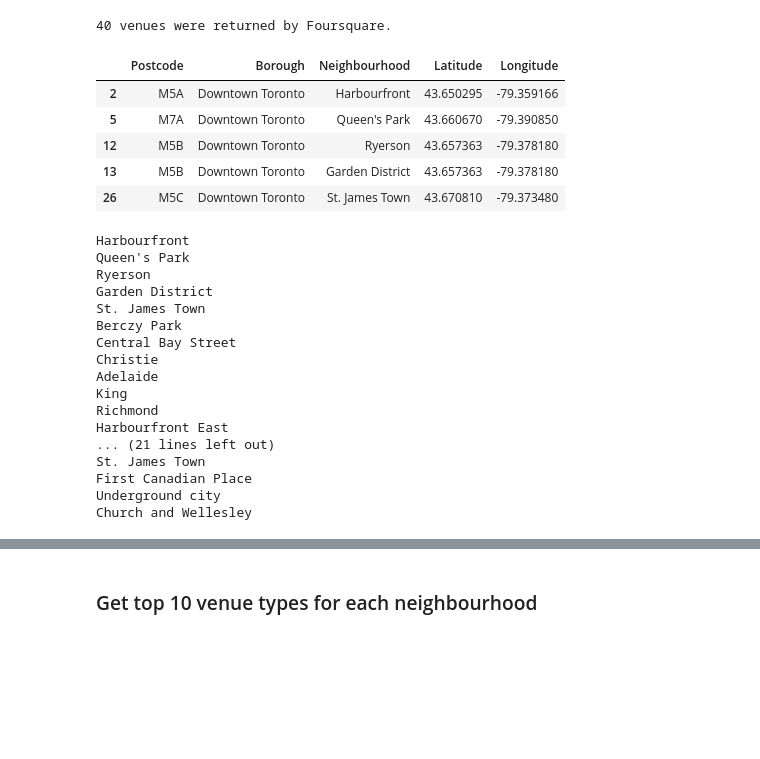
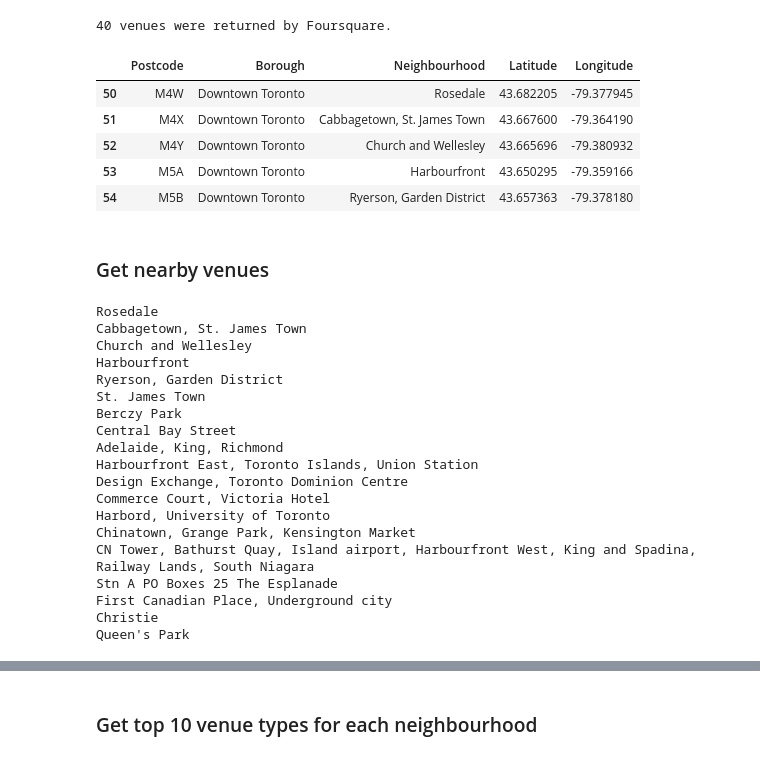
Before and after one commit to mikesanalytics/IBM_DSP_capstone_project, a Jupyter notebook: Week3_Assignment_Link3.ipynb, the cells around one changed output, grey strips where cells are left out. Cells and saved outputs as stored; diff of their text form; code cells hidden in the pictures; blank space fills up the shorter version.

```diff
--- a/Week3_Assignment_Link3.ipynb
+++ b/Week3_Assignment_Link3.ipynb
@@ -66,3 +66,6 @@ df.head()
 | 2 | 4 | M5A | Downtown Toronto | Harbourfront |
 | 3 | 5 | M6A | North York | Lawrence Heights |
 | 4 | 6 | M6A | North York | Lawrence Manor |
+# %%
+df = df.groupby(['Postcode', 'Borough'])['Neighbourhood'].apply(lambda x:', '.join(x)).to_frame().reset_index()
+df.head()
@@ -292,36 +302,40 @@ def getNearbyVenues(names, latitudes, longitudes, radius=500):
     return(nearby_venues)
 # %%
 # select neighbourhoods in downtown
-downtown_neighbourhoods = neighbourhoods[neighbourhoods.Borough.str.contains('Downtown')]
-downtown_neighbourhoods.head()
+downtown_boroughs = neighbourhoods[neighbourhoods.Borough.str.contains('Downtown')]
+downtown_boroughs.head()
 # %% [output]
 |  | Postcode | Borough | Neighbourhood | Latitude | Longitude |
-| 2 | M5A | Downtown Toronto | Harbourfront | 43.650295 | -79.359166 |
-| 5 | M7A | Downtown Toronto | Queen's Park | 43.660670 | -79.390850 |
-| 12 | M5B | Downtown Toronto | Ryerson | 43.657363 | -79.378180 |
-| 13 | M5B | Downtown Toronto | Garden District | 43.657363 | -79.378180 |
-| 26 | M5C | Downtown Toronto | St. James Town | 43.670810 | -79.373480 |
+| 50 | M4W | Downtown Toronto | Rosedale | 43.682205 | -79.377945 |
+| 51 | M4X | Downtown Toronto | Cabbagetown, St. James Town | 43.667600 | -79.364190 |
+| 52 | M4Y | Downtown Toronto | Church and Wellesley | 43.665696 | -79.380932 |
+| 53 | M5A | Downtown Toronto | Harbourfront | 43.650295 | -79.359166 |
+| 54 | M5B | Downtown Toronto | Ryerson, Garden District | 43.657363 | -79.378180 |
+# %% [markdown]
+### Get nearby venues
 # %%
 # get downtown venues
-downtown_venues = getNearbyVenues(names=downtown_neighbourhoods['Neighbourhood'],
-                                   latitudes=downtown_neighbourhoods['Latitude'],
-                                   longitudes=downtown_neighbourhoods['Longitude']
+downtown_venues = getNearbyVenues(names=downtown_boroughs['Neighbourhood'],
+                                   latitudes=downtown_boroughs['Latitude'],
+                                   longitudes=downtown_boroughs['Longitude']
                                   )
 # %% [output]
+Rosedale
+Cabbagetown, St. James Town
+Church and Wellesley
 Harbourfront
-Queen's Park
-Ryerson
-Garden District
+Ryerson, Garden District
 St. James Town
 Berczy Park
 Central Bay Street
+Adelaide, King, Richmond
+Harbourfront East, Toronto Islands, Union Station
+Design Exchange, Toronto Dominion Centre
+Commerce Court, Victoria Hotel
+Harbord, University of Toronto
+Chinatown, Grange Park, Kensington Market
+CN Tower, Bathurst Quay, Island airport, Harbourfront West, King and Spadina, Railway Lands, South Niagara
+Stn A PO Boxes 25 The Esplanade
+First Canadian Place, Underground city
 Christie
-Adelaide
-King
-Richmond
-Harbourfront East
-... (21 lines left out)
-St. James Town
-First Canadian Place
-Underground city
-Church and Wellesley
+Queen's Park
```
Also changed, not shown: parts of 33 cells of this notebook.
